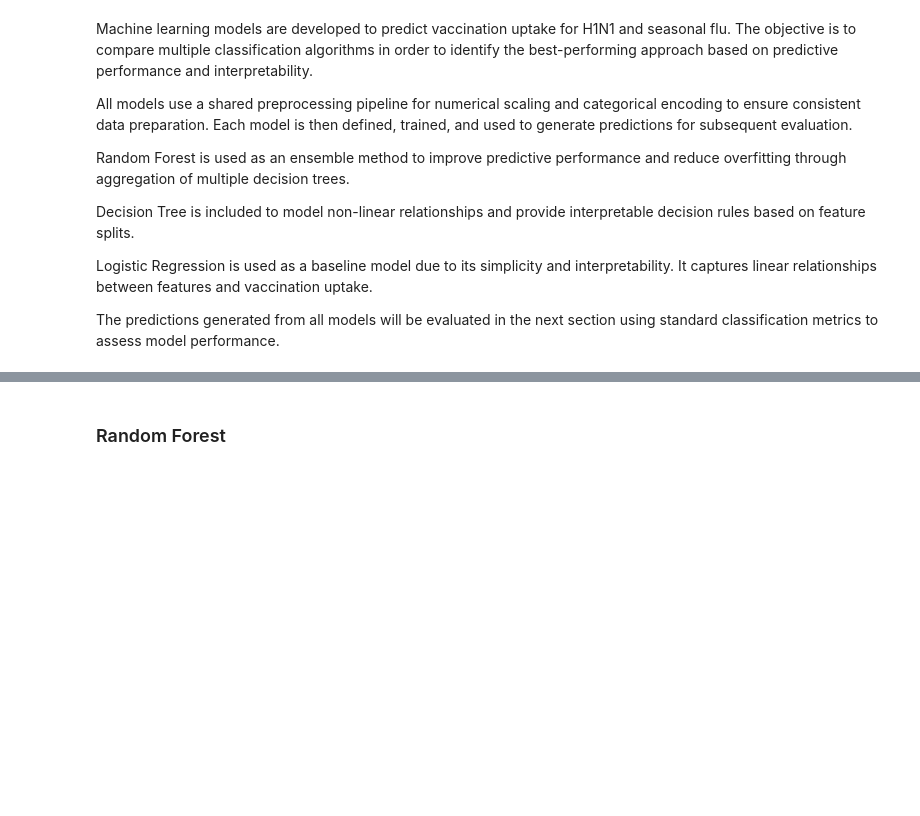
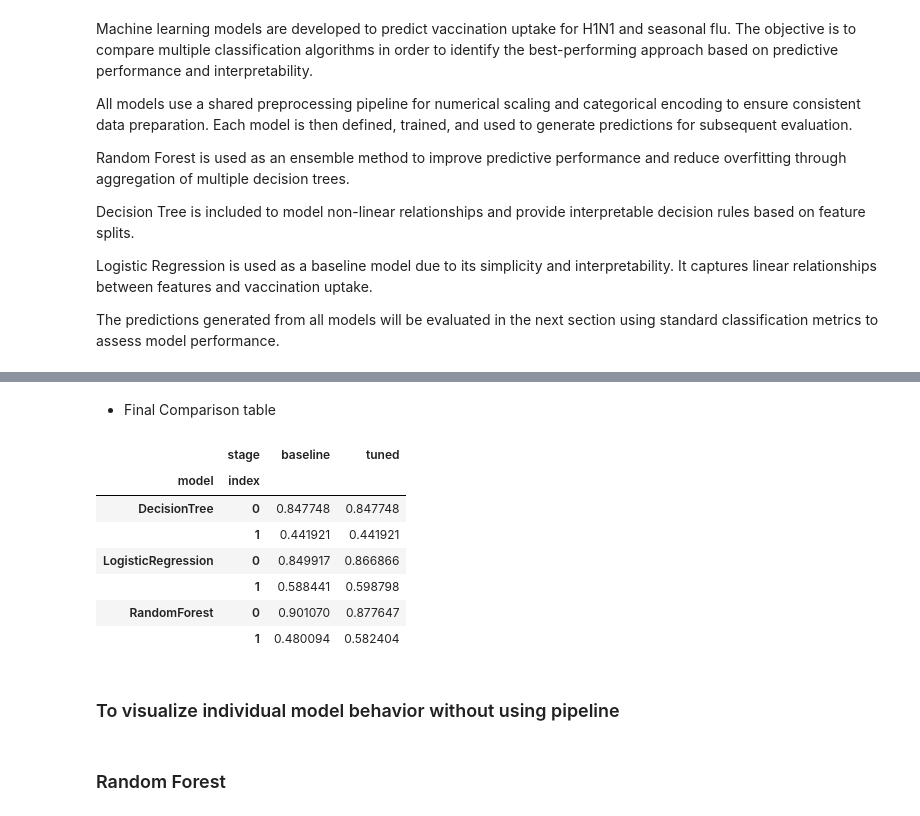
Before and after one commit to satawa83/flu_vaccine_project3, a Jupyter notebook: notebooks/EDA.ipynb, the cells around one changed output, grey strips where cells are left out. Cells and saved outputs as stored; diff of their text form; code cells hidden in the pictures; blank space fills up the shorter version.

```diff
--- a/notebooks/EDA.ipynb
+++ b/notebooks/EDA.ipynb
@@ -637,3 +888,24 @@ The predictions generated from all models will be evaluated in the next section
+# %% [markdown]
+- Final Comparison table
+# %%
+comparison = clean_report.reset_index().pivot_table(
+    index=["model", "index"],
+    columns="stage",
+    values="f1-score"
+)
+
+comparison
+# %% [output]
+|  | stage | baseline | tuned |
+| model | index |  |  |
+| DecisionTree | 0 | 0.847748 | 0.847748 |
+|  | 1 | 0.441921 | 0.441921 |
+| LogisticRegression | 0 | 0.849917 | 0.866866 |
+|  | 1 | 0.588441 | 0.598798 |
+| RandomForest | 0 | 0.901070 | 0.877647 |
+|  | 1 | 0.480094 | 0.582404 |
+# %% [markdown]
+### To visualize individual model behavior without using pipeline
 # %% [markdown]
 ### Random Forest
 # %%
```
Also changed, not shown: parts of 55 cells of this notebook, 4 other files.
